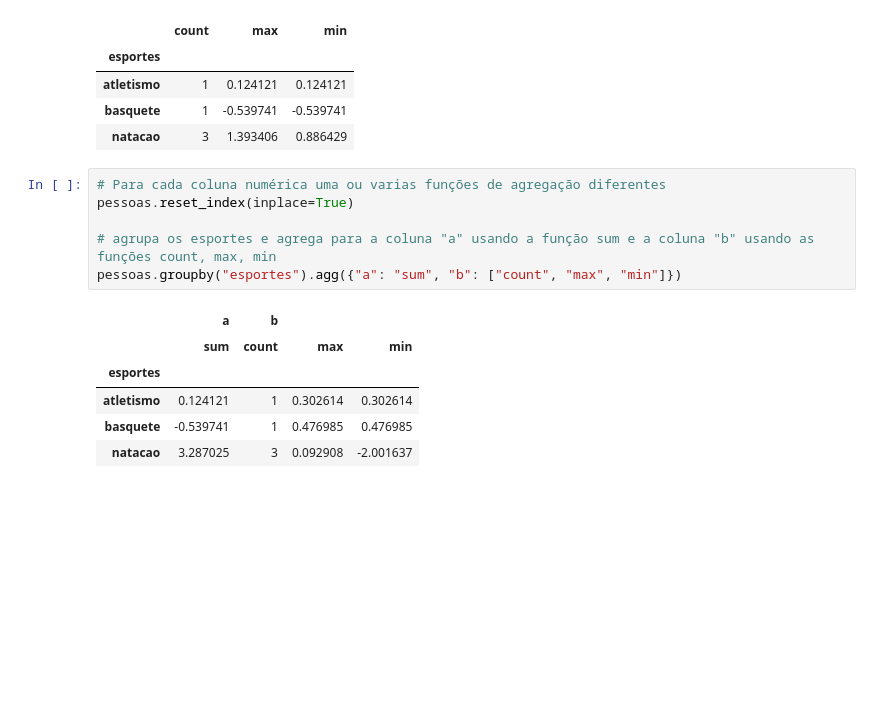
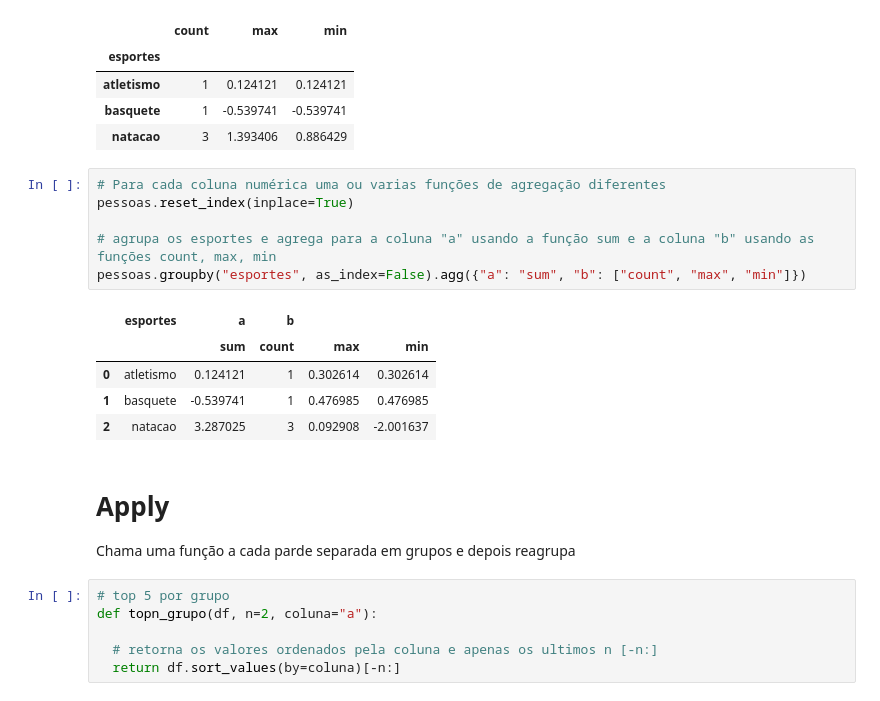
Before and after one commit to leandrobarbieri/pydata-book, a Jupyter notebook: Group_Aggregation.ipynb, the cells around one changed output. Cells and saved outputs as stored; diff of their text form; blank space fills up the shorter version.

```diff
--- a/Group_Aggregation.ipynb
+++ b/Group_Aggregation.ipynb
@@ -391,13 +391,21 @@ resultado["a"]
 # %%
 # Para cada coluna numérica uma ou varias funções de agregação diferentes
 pessoas.reset_index(inplace=True)
 
 # agrupa os esportes e agrega para a coluna "a" usando a função sum e a coluna "b" usando as funções count, max, min
-pessoas.groupby("esportes").agg({"a": "sum", "b": ["count", "max", "min"]})
+pessoas.groupby("esportes", as_index=False).agg({"a": "sum", "b": ["count", "max", "min"]})
 # %% [output]
-|  | a | b |  |  |
-|  | sum | count | max | min |
-| esportes |  |  |  |  |
-| atletismo | 0.124121 | 1 | 0.302614 | 0.302614 |
-| basquete | -0.539741 | 1 | 0.476985 | 0.476985 |
-| natacao | 3.287025 | 3 | 0.092908 | -2.001637 |
+|  | esportes | a | b |  |  |
+|  |  | sum | count | max | min |
+| 0 | atletismo | 0.124121 | 1 | 0.302614 | 0.302614 |
+| 1 | basquete | -0.539741 | 1 | 0.476985 | 0.476985 |
+| 2 | natacao | 3.287025 | 3 | 0.092908 | -2.001637 |
+# %% [markdown]
+# Apply
+Chama uma função a cada parde separada em grupos e depois reagrupa
+# %%
+# top 5 por grupo
+def topn_grupo(df, n=2, coluna="a"):
+
+  # retorna os valores ordenados pela coluna e apenas os ultimos n [-n:]
+  return df.sort_values(by=coluna)[-n:]
```
Also changed, not shown: parts of 23 cells of this notebook.
